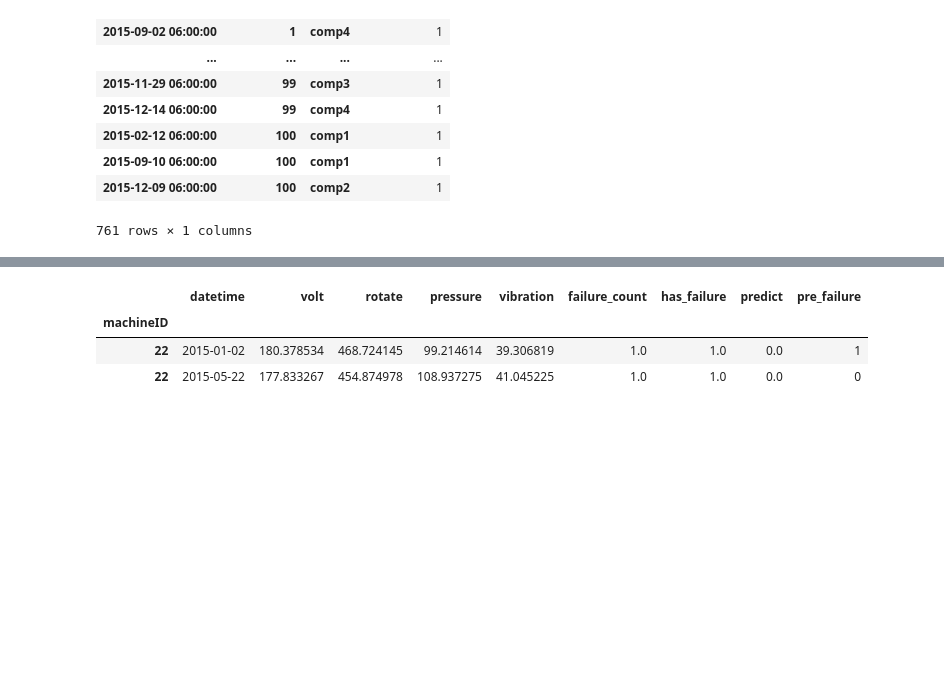
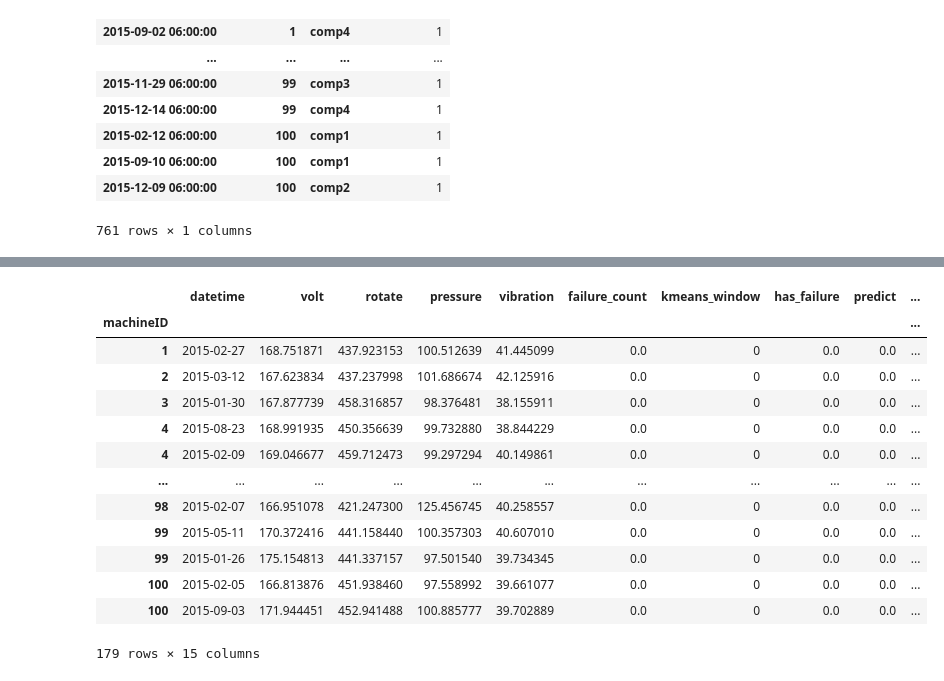
Before and after one commit to jd0g/CSU-Capstone, a Jupyter notebook: MIS581 Capstone Data Analysis.ipynb, the cells around one changed output, grey strips where cells are left out. Drawn from its saved outputs; the diff is of its cells as text; code cells hidden in the pictures; blank space fills up the shorter version.

```diff
--- a/MIS581 Capstone Data Analysis.ipynb
+++ b/MIS581 Capstone Data Analysis.ipynb
@@ -530,34 +433,20 @@ ttest_ind: t=3732.46 p=0
 # %%
 #Identify a boundary for pre-failure state
 #use top identified feature
-complete, continuous = set_failure('comp1')
-prep_data(complete, 20)
-X=complete.iloc[:,:4]
-y=complete['predict']
 
-opt_x_component, score_x, ncomp, selected, sorted_ind = pls_variable_selection(X, y, 4)
-X2 = opt_x_component
+complete, kmeans = set_failure('comp1')
+
+X, y = prep_data(complete, 20)
+#X=complete.iloc[:,:4]
+#y=complete['predict']
+
+#opt_x_component, score_x, ncomp, selected, sorted_ind = pls_variable_selection(X, y, 4)
 
 #use k-means clustering on top component to find healthy/unhealthy boundary
-kmeans = KMeans(n_clusters=2, random_state=0).fit(X2.iloc[:,[-1]])
+#kmeans = KMeans(n_clusters=2, random_state=0).fit(opt_x_component.iloc[:,-1:])
 
-#complete['pre_failure'] = kmeans.labels_
+plt.scatter(x=opt_x_component.iloc[:,-1], y=opt_x_component.iloc[:,-2], c=complete['kmeans_window'], cmap='coolwarm')
 
-
-
-plt.scatter(complete['volt'], complete['rotate'], c=complete['pre_failure'], cmap='coolwarm')
-
-#markers = ['s','x']
-#colors = ['r','b']
-#fig = plt.figure(figsize=(8,6))
-#ax0 = fig.add_subplot(111)
-#for l,m,c in zip(np.unique(kmeans.labels_),markers,colors):
-#    if l==1:
-#        lab = 'pre-failure'
-#    else:
-#        lab= 'healthy'
-#    ax0.scatter(X2.iloc[:,[-1]][kmeans.labels_==l],X2.iloc[:,[-2]][kmeans.labels_==l],c=c,marker=m, label=lab)
-#
 plt.title('K-Means (2)')
 plt.legend(fontsize=14)
 
@@ -628,12 +458,23 @@ copy.loc(axis=0)['5/15/2015':,22]
 # %%
 #test out different dates to check the data
-df2 = complete.reset_index().set_index(['machineID'])
-df2 = df2.sort_index(level=0)
-df2 = df2[df2['has_failure']==1]
-df2.loc[22]
+df = complete.reset_index().set_index(['machineID'])
+df = df.sort_index(level=0)
+#df = df[df['has_failure']==1]
+#df
+df[df['days_to_failure'] == 7]
 # %% [output]
-|  | datetime | volt | rotate | pressure | vibration | failure_count | has_failure | predict | pre_failure |
-| machineID |  |  |  |  |  |  |  |  |  |
-| 22 | 2015-01-02 | 180.378534 | 468.724145 | 99.214614 | 39.306819 | 1.0 | 1.0 | 0.0 | 1 |
-| 22 | 2015-05-22 | 177.833267 | 454.874978 | 108.937275 | 41.045225 | 1.0 | 1.0 | 0.0 | 0 |
+|  | datetime | volt | rotate | pressure | vibration | failure_count | kmeans_window | has_failure | predict | ... |
+| machineID |  |  |  |  |  |  |  |  |  | ... |
+| 1 | 2015-02-27 | 168.751871 | 437.923153 | 100.512639 | 41.445099 | 0.0 | 0 | 0.0 | 0.0 | ... |
+| 2 | 2015-03-12 | 167.623834 | 437.237998 | 101.686674 | 42.125916 | 0.0 | 0 | 0.0 | 0.0 | ... |
+| 3 | 2015-01-30 | 167.877739 | 458.316857 | 98.376481 | 38.155911 | 0.0 | 0 | 0.0 | 0.0 | ... |
+| 4 | 2015-08-23 | 168.991935 | 450.356639 | 99.732880 | 38.844229 | 0.0 | 0 | 0.0 | 0.0 | ... |
+| 4 | 2015-02-09 | 169.046677 | 459.712473 | 99.297294 | 40.149861 | 0.0 | 0 | 0.0 | 0.0 | ... |
+| ... | ... | ... | ... | ... | ... | ... | ... | ... | ... | ... |
+| 98 | 2015-02-07 | 166.951078 | 421.247300 | 125.456745 | 40.258557 | 0.0 | 0 | 0.0 | 0.0 | ... |
+| 99 | 2015-05-11 | 170.372416 | 441.158440 | 100.357303 | 40.607010 | 0.0 | 0 | 0.0 | 0.0 | ... |
+| 99 | 2015-01-26 | 175.154813 | 441.337157 | 97.501540 | 39.734345 | 0.0 | 0 | 0.0 | 0.0 | ... |
+| 100 | 2015-02-05 | 166.813876 | 451.938460 | 97.558992 | 39.661077 | 0.0 | 0 | 0.0 | 0.0 | ... |
+| 100 | 2015-09-03 | 171.944451 | 452.941488 | 100.885777 | 39.702889 | 0.0 | 0 | 0.0 | 0.0 | ... |
+179 rows × 15 columns
 # %%
```
Also changed, not shown: parts of 33 cells of this notebook.
